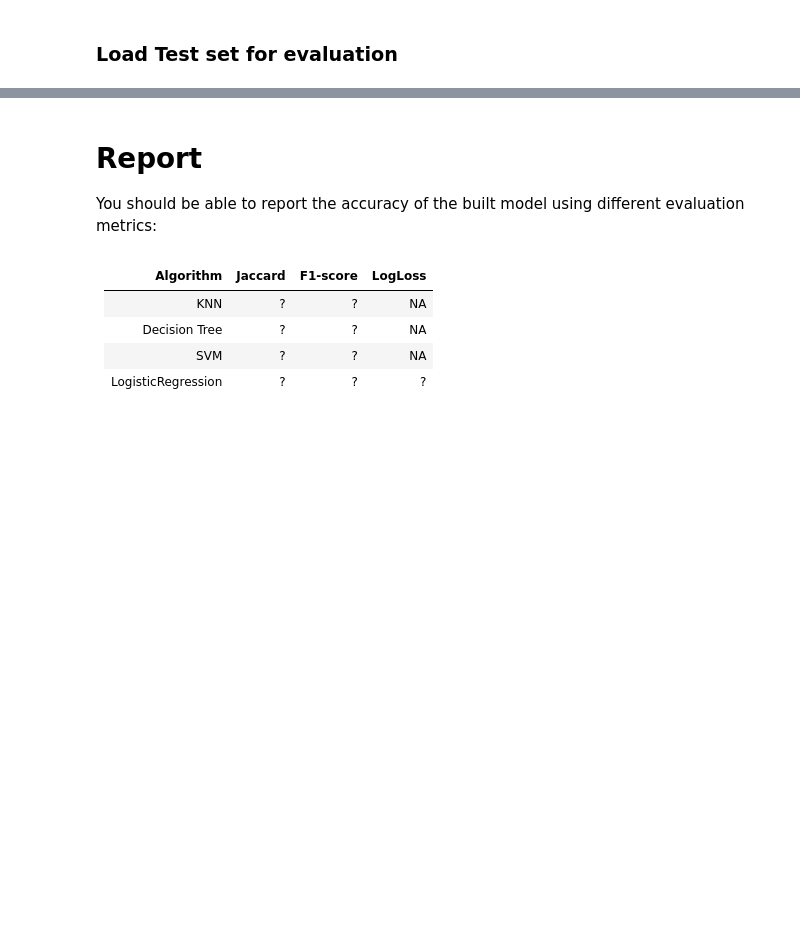
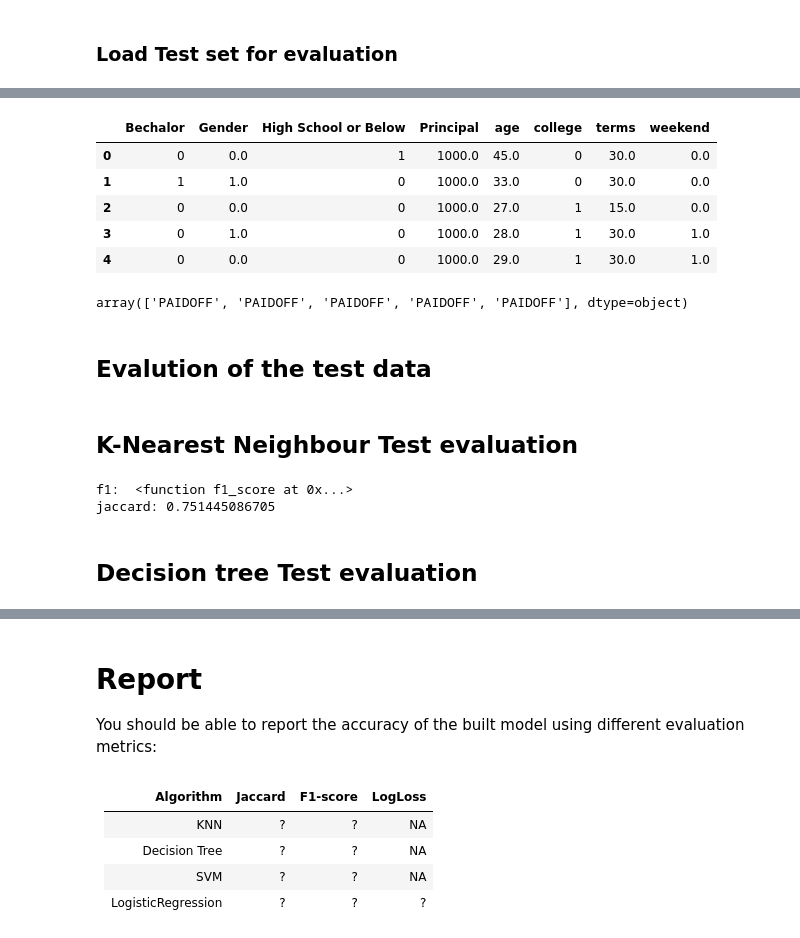
Before and after one commit to watex95/COSERA-CAPSTONE-PROJECT, a Jupyter notebook: The best classifier.ipynb, the cells around one changed output, grey strips where cells are left out. Drawn from its saved outputs; the diff is of its cells as text; code cells hidden in the pictures; blank space fills up the shorter version.

```diff
--- a/The best classifier.ipynb
+++ b/The best classifier.ipynb
@@ -530,0 +551,33 @@ metrics_df
+# %%
+X_test=Feature_test
+X_test[0:5]
+# %% [output]
+|  | Bechalor | Gender | High School or Below | Principal | age | college | terms | weekend |
+| 0 | 0 | 0.0 | 1 | 1000.0 | 45.0 | 0 | 30.0 | 0.0 |
+| 1 | 1 | 1.0 | 0 | 1000.0 | 33.0 | 0 | 30.0 | 0.0 |
+| 2 | 0 | 0.0 | 0 | 1000.0 | 27.0 | 1 | 15.0 | 0.0 |
+| 3 | 0 | 1.0 | 0 | 1000.0 | 28.0 | 1 | 30.0 | 1.0 |
+| 4 | 0 | 0.0 | 0 | 1000.0 | 29.0 | 1 | 30.0 | 1.0 |
+# %%
+y_test = df['loan_status'].values
+y_test[0:5]
+# %% [output]
+array(['PAIDOFF', 'PAIDOFF', 'PAIDOFF', 'PAIDOFF', 'PAIDOFF'], dtype=object)
+# %% [markdown]
+## Evalution of the test data
+# %% [markdown]
+## K-Nearest Neighbour Test evaluation
+# %%
+Feature_knn =X_test
+y_knn_test = y_test
+yhat_knn_test = neigh.predict(X_test)
+acc_knn = metrics.accuracy_score(y_knn_test, yhat_knn_test)
+f1_knn = f1_score(y_knn_test, yhat_knn_test, average='weighted')
+jaccard_knn = jaccard_similarity_score(y_knn_test, yhat_knn_test)
+print('f1: ',f1_score)
+print('jaccard:',jaccard_knn)
+# %% [output]
+f1:  <function f1_score at 0x...>
+jaccard: 0.751445086705
+# %% [markdown]
+## Decision tree Test evaluation
```
Also changed, not shown: parts of 27 cells of this notebook.
